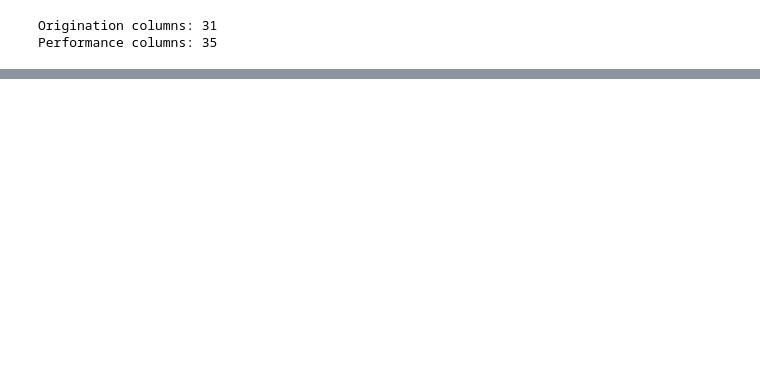
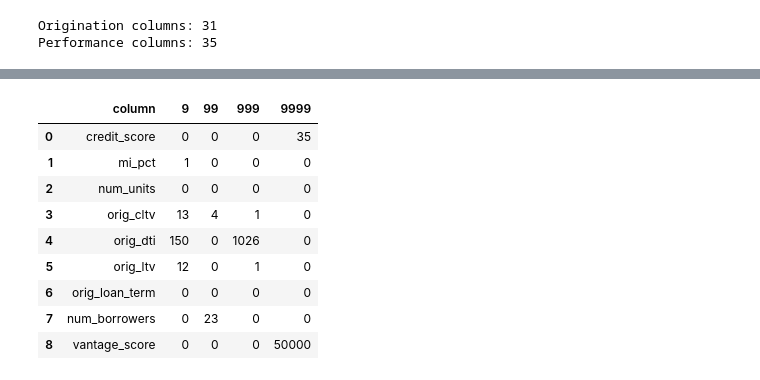
Before and after one commit to Ceejay0007/mortgage_delinquency_capstone, a Jupyter notebook: notebooks/02_freddie_mac_profiling.ipynb, the cells around one changed output, grey strips where cells are left out. Cells and saved outputs as stored; diff of their text form; code cells hidden in the pictures; blank space fills up the shorter version.

```diff
--- a/notebooks/02_freddie_mac_profiling.ipynb
+++ b/notebooks/02_freddie_mac_profiling.ipynb
@@ -50,0 +93,23 @@ Shape: (50000, 31)
+# %%
+# count the likely "not available"
+numeric_cols = ["credit_score", "mi_pct", "num_units", "orig_cltv", "orig_dti",
+                "orig_ltv", "orig_loan_term", "num_borrowers", "vantage_score"]
+suspect_codes = ["9", "99", "999", "9999"]
+
+rows = []
+for col in numeric_cols:
+    counts = {code: (orig_raw[col] == code).sum() for code in suspect_codes}
+    rows.append({"column": col, **counts})
+
+pd.DataFrame(rows)
+# %% [output]
+|  | column | 9 | 99 | 999 | 9999 |
+| 0 | credit_score | 0 | 0 | 0 | 35 |
+| 1 | mi_pct | 1 | 0 | 0 | 0 |
+| 2 | num_units | 0 | 0 | 0 | 0 |
+| 3 | orig_cltv | 13 | 4 | 1 | 0 |
+| 4 | orig_dti | 150 | 0 | 1026 | 0 |
+| 5 | orig_ltv | 12 | 0 | 1 | 0 |
+| 6 | orig_loan_term | 0 | 0 | 0 | 0 |
+| 7 | num_borrowers | 0 | 23 | 0 | 0 |
+| 8 | vantage_score | 0 | 0 | 0 | 50000 |
```
Also changed, not shown: parts of 37 cells of this notebook.
